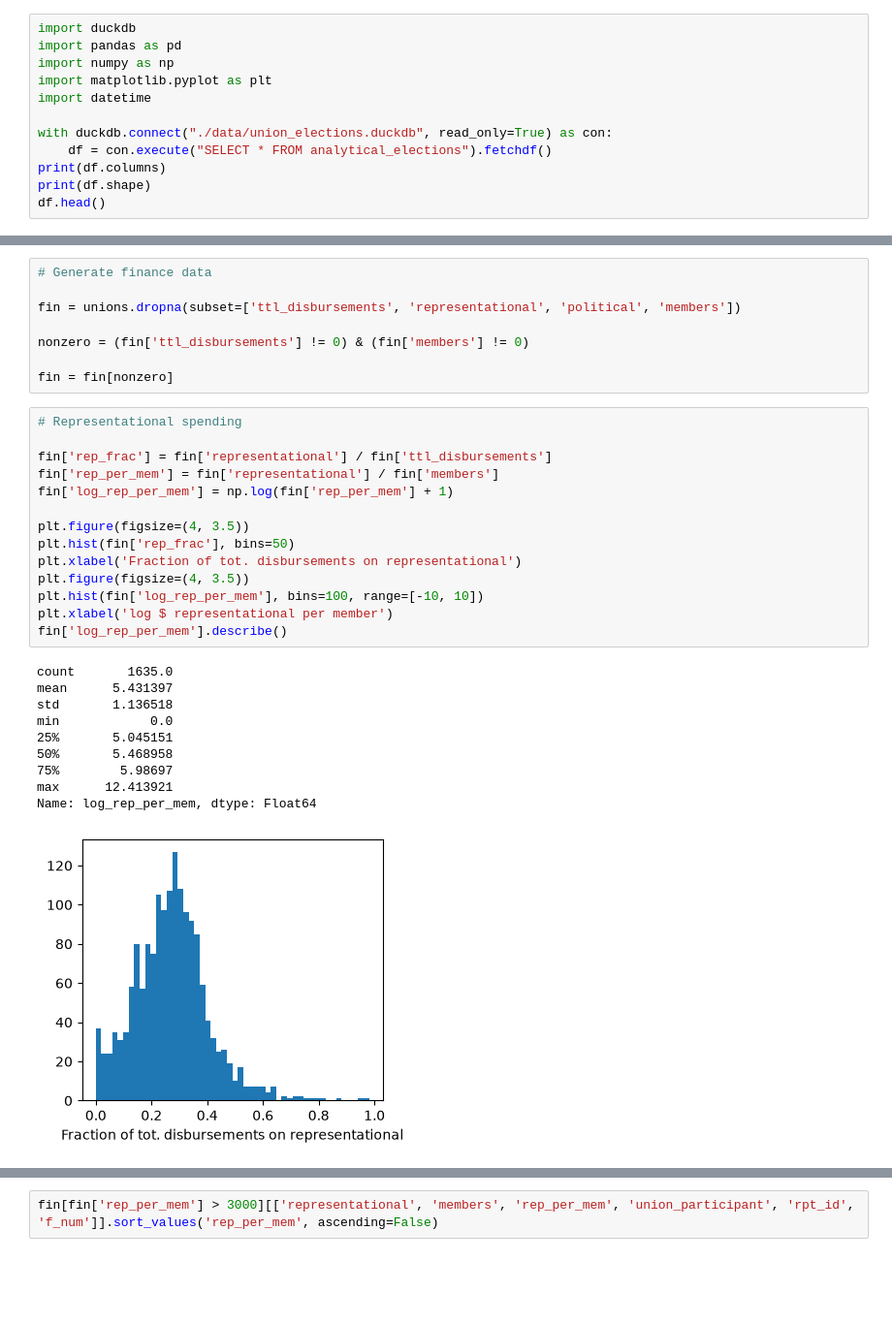
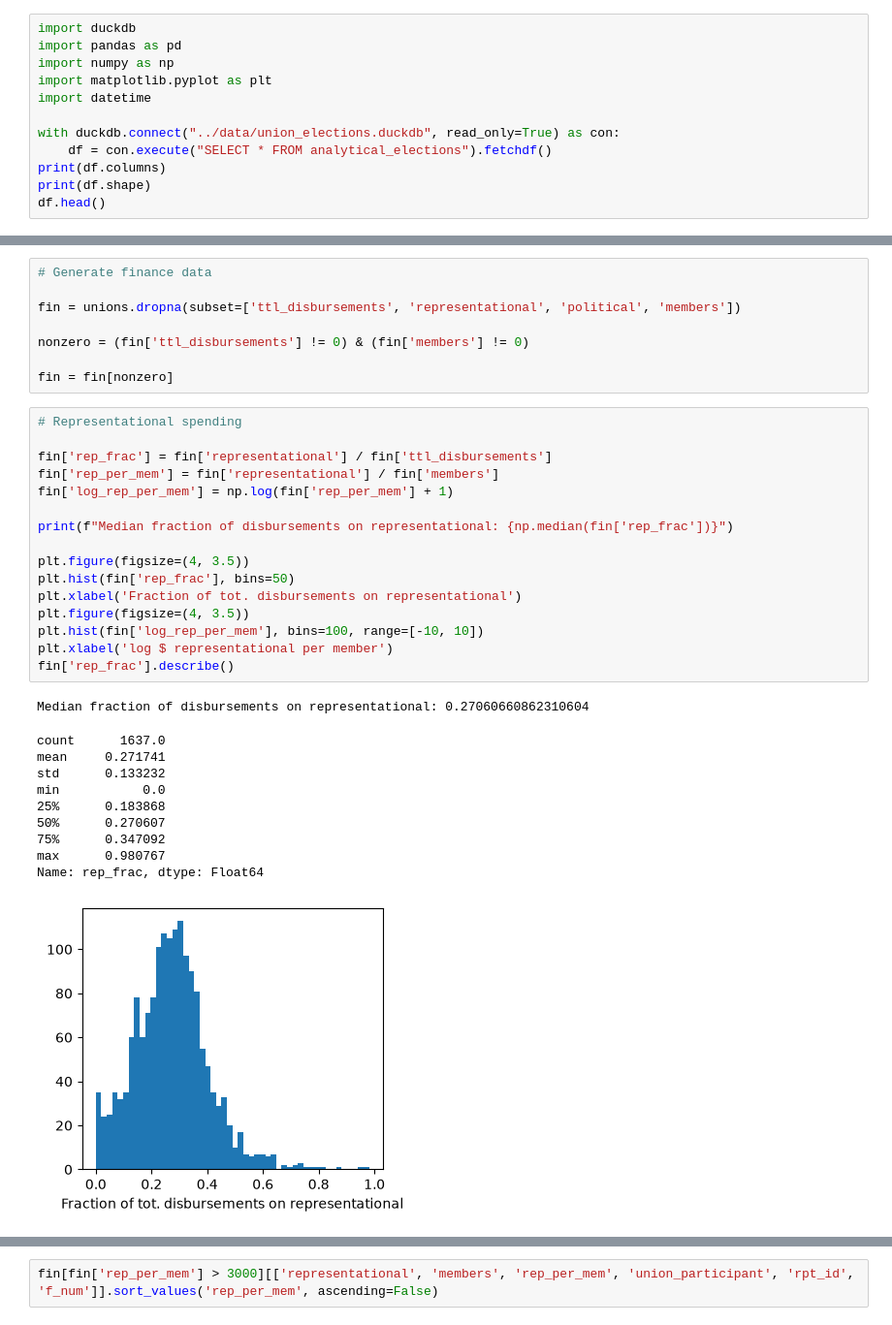
Before and after one commit to peishi/union-elections-modeling, a Jupyter notebook: modeling/eda.ipynb, the cells around one changed output, grey strips where cells are left out. Shown at 97% size. Drawn from its saved outputs; the diff is of its cells as text; blank space fills up the shorter version.

```diff
--- a/eda.ipynb
+++ b/modeling/eda.ipynb
@@ -11,7 +11,7 @@ import numpy as np
 import matplotlib.pyplot as plt
 import datetime
 
-with duckdb.connect("./data/union_elections.duckdb", read_only=True) as con:
+with duckdb.connect("../data/union_elections.duckdb", read_only=True) as con:
     df = con.execute("SELECT * FROM analytical_elections").fetchdf()
 print(df.columns)
 print(df.shape)
@@ -289,25 +349,28 @@ fin = fin[nonzero]
 # %%
 # Representational spending
 
 fin['rep_frac'] = fin['representational'] / fin['ttl_disbursements']
 fin['rep_per_mem'] = fin['representational'] / fin['members']
 fin['log_rep_per_mem'] = np.log(fin['rep_per_mem'] + 1)
 
+print(f"Median fraction of disbursements on representational: {np.median(fin['rep_frac'])}")
+
 plt.figure(figsize=(4, 3.5))
 plt.hist(fin['rep_frac'], bins=50)
 plt.xlabel('Fraction of tot. disbursements on representational')
 plt.figure(figsize=(4, 3.5))
 plt.hist(fin['log_rep_per_mem'], bins=100, range=[-10, 10])
 plt.xlabel('log $ representational per member')
-fin['log_rep_per_mem'].describe()
+fin['rep_frac'].describe()
 # %% [output]
-count       1635.0
-mean      5.431397
-std       1.136518
-min            0.0
-25%       5.045151
-50%       5.468958
-75%        5.98697
-max      12.413921
-Name: log_rep_per_mem, dtype: Float64
+Median fraction of disbursements on representational: 0.27060660862310604
+count      1637.0
+mean     0.271741
+std      0.133232
+min           0.0
+25%      0.183868
+50%      0.270607
+75%      0.347092
+max      0.980767
+Name: rep_frac, dtype: Float64
-[figure, old version]
+[figure, new version]
```
Also changed, not shown: parts of 8 cells of this notebook, 3 other files.
